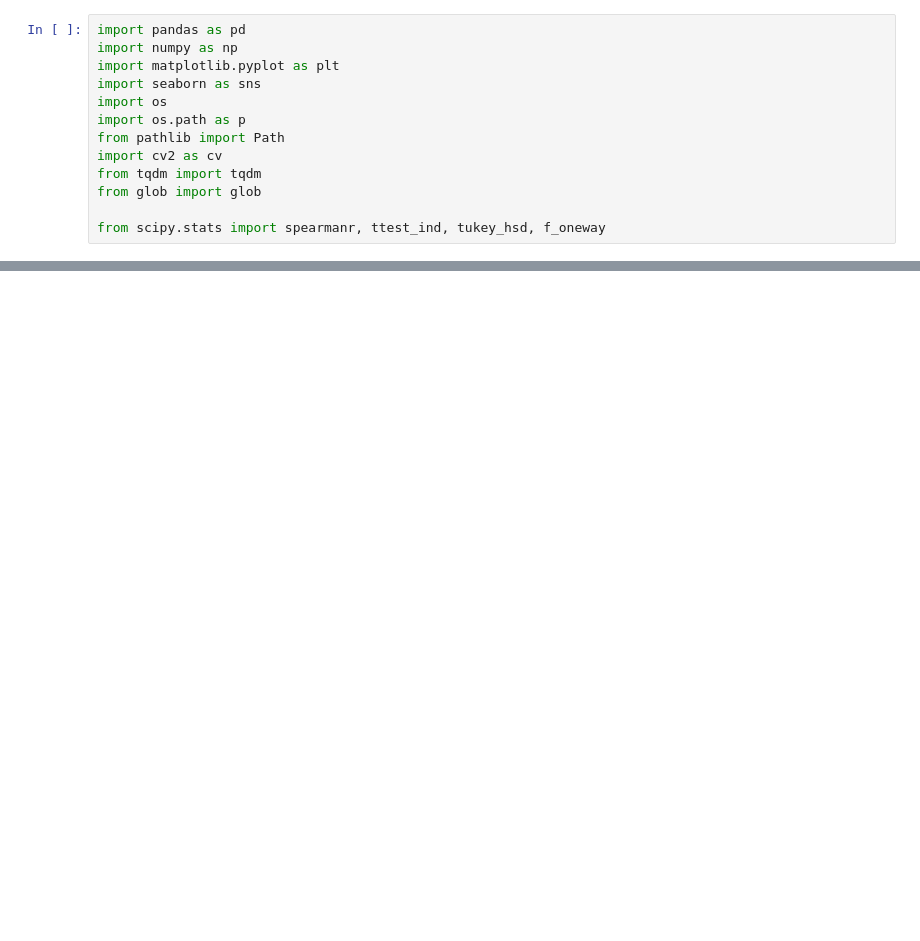
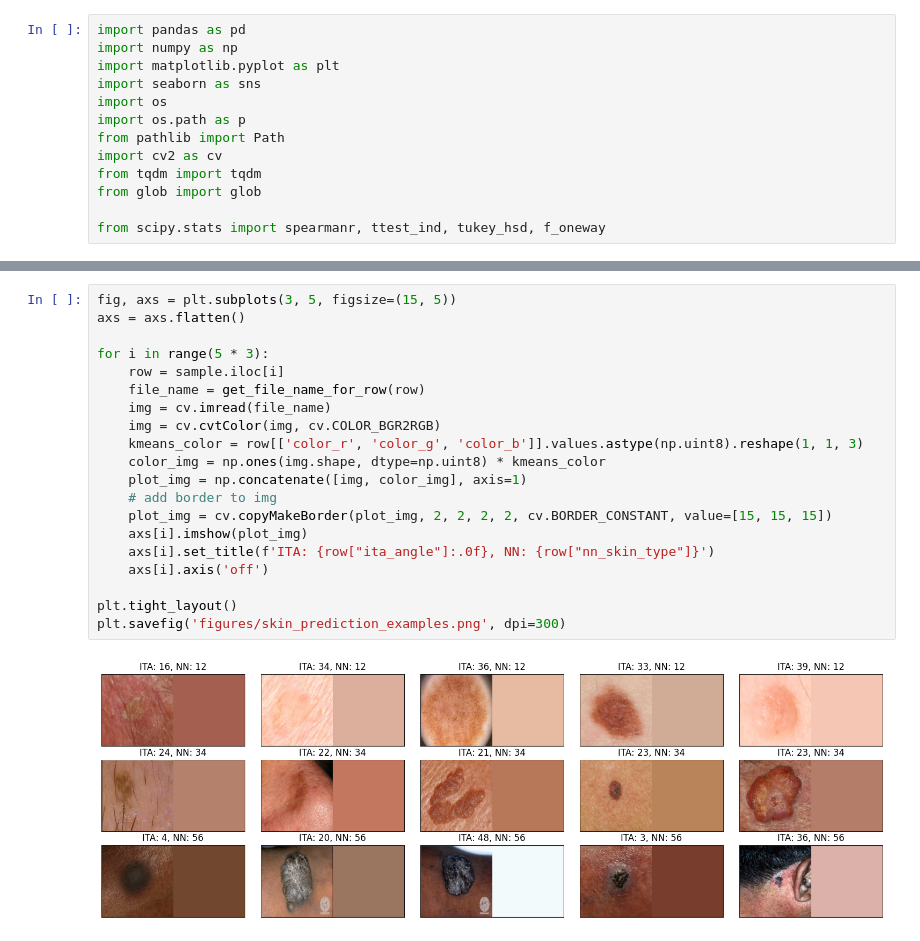
Before and after one commit to marinbenc/lesion_segmentation_bias, a Jupyter notebook: analyze_predictions.ipynb, the cells around one changed output, grey strips where cells are left out. Drawn from its saved outputs; the diff is of its cells as text; blank space fills up the shorter version.

```diff
--- a/analyze_predictions.ipynb
+++ b/analyze_predictions.ipynb
@@ -304,0 +489,22 @@ Ttest_indResult(statistic=1.2090211042390608, pvalue=0.1147)
+# %%
+fig, axs = plt.subplots(3, 5, figsize=(15, 5))
+axs = axs.flatten()
+
+for i in range(5 * 3):
+    row = sample.iloc[i]
+    file_name = get_file_name_for_row(row)
+    img = cv.imread(file_name)
+    img = cv.cvtColor(img, cv.COLOR_BGR2RGB)
+    kmeans_color = row[['color_r', 'color_g', 'color_b']].values.astype(np.uint8).reshape(1, 1, 3)
+    color_img = np.ones(img.shape, dtype=np.uint8) * kmeans_color
+    plot_img = np.concatenate([img, color_img], axis=1)
+    # add border to img
+    plot_img = cv.copyMakeBorder(plot_img, 2, 2, 2, 2, cv.BORDER_CONSTANT, value=[15, 15, 15])
+    axs[i].imshow(plot_img)
+    axs[i].set_title(f'ITA: {row["ita_angle"]:.0f}, NN: {row["nn_skin_type"]}')
+    axs[i].axis('off')
+
+plt.tight_layout()
+plt.savefig('figures/skin_prediction_examples.png', dpi=300)
+# %% [output]
+[figure, added]
```
Also changed, not shown: parts of 15 cells of this notebook, 20 other files.
